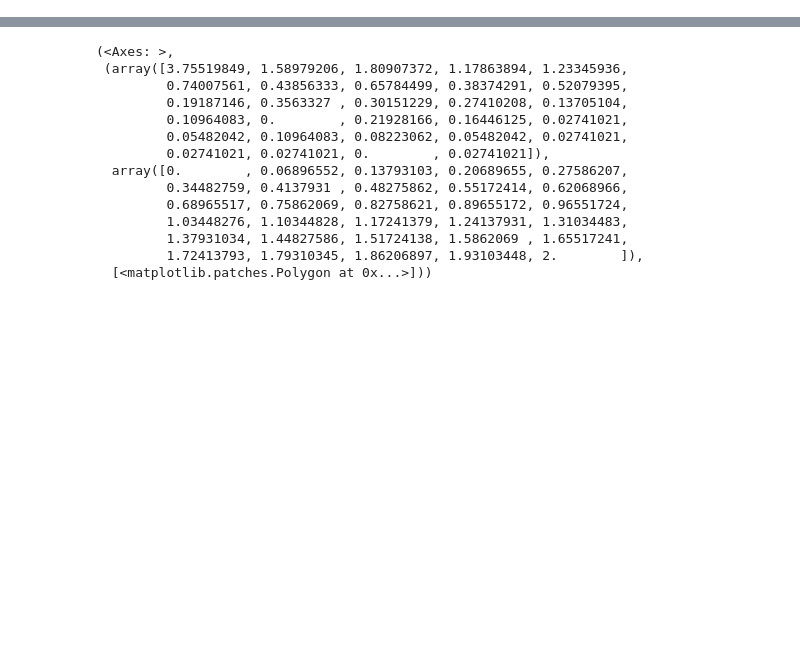
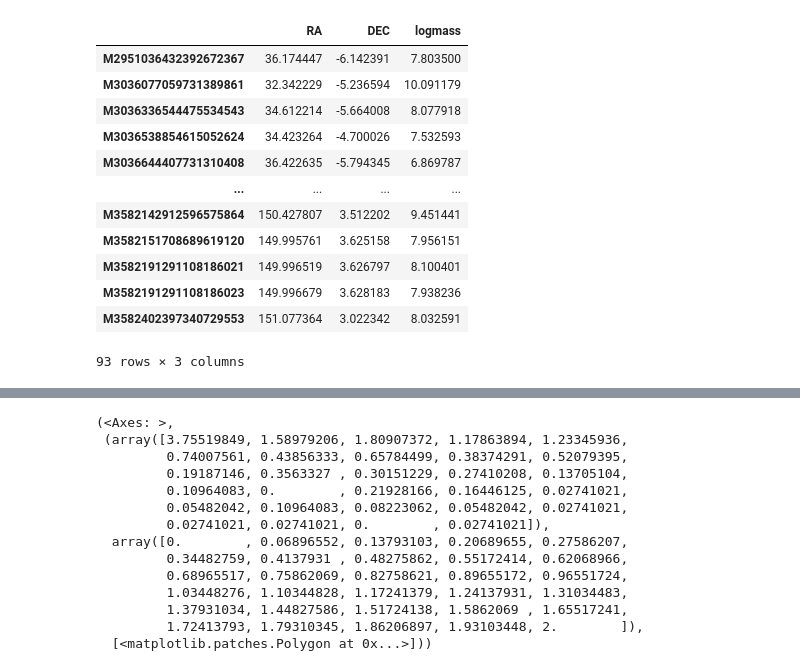
Before and after one commit to ekadofong/pieridae, a Jupyter notebook: notebooks/Untitled1.ipynb, the cells around one changed output, grey strips where cells are left out. Cells and saved outputs as stored; diff of their text form; code cells hidden in the pictures; blank space fills up the shorter version.

```diff
--- a/notebooks/Untitled1.ipynb
+++ b/notebooks/Untitled1.ipynb
@@ -97,0 +79,16 @@ from astropy import coordinates
+# %%
+catalog.loc[masks['in_band'][0]&masks['is_starburst'][0]].loc[d2d<(0.08*u.Mpc)][['RA','DEC','logmass']]
+# %% [output]
+|  | RA | DEC | logmass |
+| M2951036432392672367 | 36.174447 | -6.142391 | 7.803500 |
+| M3036077059731389861 | 32.342229 | -5.236594 | 10.091179 |
+| M3036336544475534543 | 34.612214 | -5.664008 | 8.077918 |
+| M3036538854615052624 | 34.423264 | -4.700026 | 7.532593 |
+| M3036644407731310408 | 36.422635 | -5.794345 | 6.869787 |
+| ... | ... | ... | ... |
+| M3582142912596575864 | 150.427807 | 3.512202 | 9.451441 |
+| M3582151708689619120 | 149.995761 | 3.625158 | 7.956151 |
+| M3582191291108186021 | 149.996519 | 3.626797 | 8.100401 |
+| M3582191291108186023 | 149.996679 | 3.628183 | 7.938236 |
+| M3582402397340729553 | 151.077364 | 3.022342 | 8.032591 |
+93 rows × 3 columns
```
Also changed, not shown: parts of 23 cells of this notebook, 2 other files.
